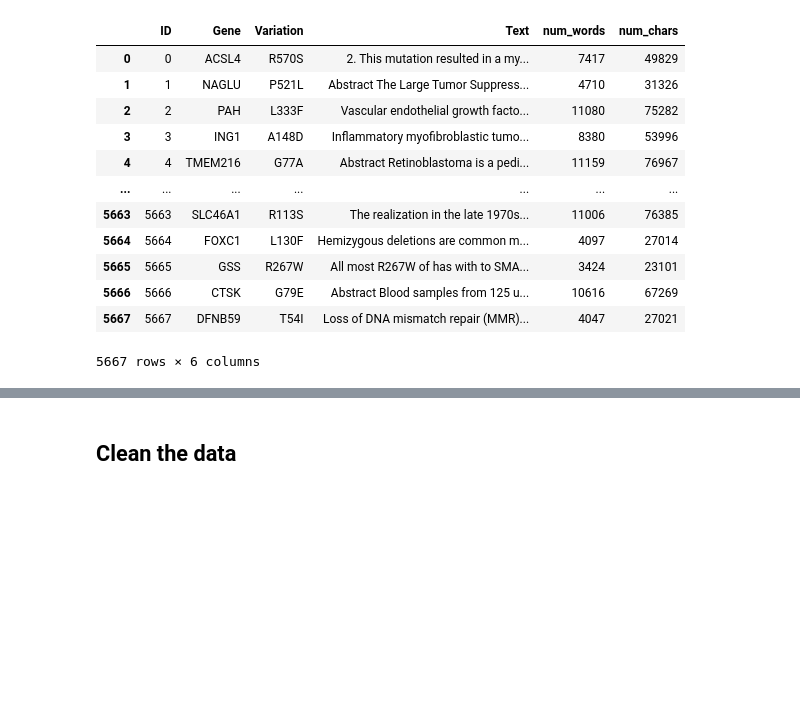
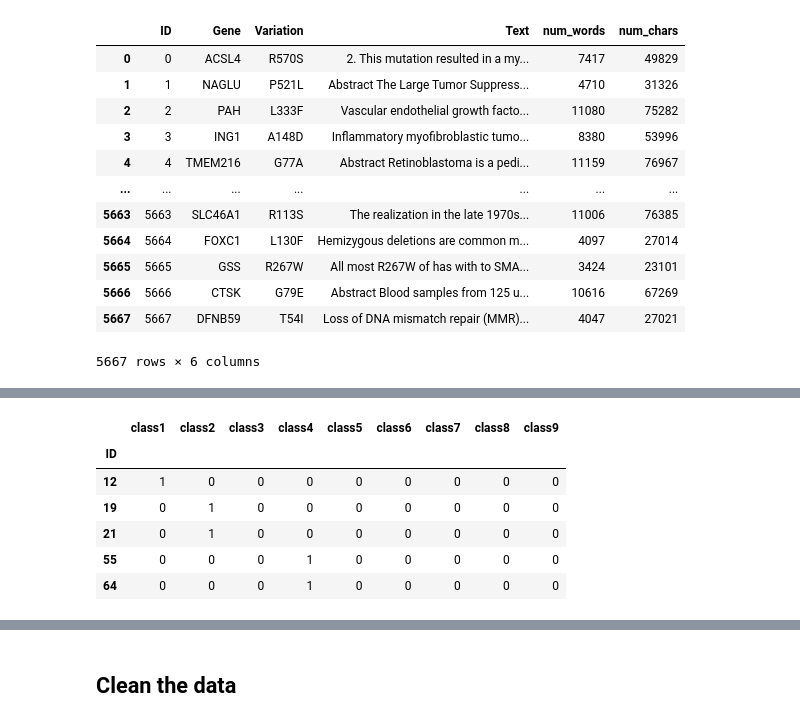
Before and after one commit to kfchou/PersonalizedMedicine, a Jupyter notebook: some tryings of imbalanced classification.ipynb, the cells around one changed output, grey strips where cells are left out. Cells and saved outputs as stored; diff of their text form; code cells hidden in the pictures; blank space fills up the shorter version.

```diff
--- a/some tryings of imbalanced classification.ipynb
+++ b/some tryings of imbalanced classification.ipynb
@@ -272,0 +304,12 @@ y_true_oh = solution_df_truncated.values
+# %%
+solution_df_truncated = merge_test_solution.iloc[:,6:6+9]
+solution_df_truncated.index = merge_test_solution.ID
+solution_df_truncated.head()
+# %% [output]
+|  | class1 | class2 | class3 | class4 | class5 | class6 | class7 | class8 | class9 |
+| ID |  |  |  |  |  |  |  |  |  |
+| 12 | 1 | 0 | 0 | 0 | 0 | 0 | 0 | 0 | 0 |
+| 19 | 0 | 1 | 0 | 0 | 0 | 0 | 0 | 0 | 0 |
+| 21 | 0 | 1 | 0 | 0 | 0 | 0 | 0 | 0 | 0 |
+| 55 | 0 | 0 | 0 | 1 | 0 | 0 | 0 | 0 | 0 |
+| 64 | 0 | 0 | 0 | 1 | 0 | 0 | 0 | 0 | 0 |
```
Also changed, not shown: parts of 12 cells of this notebook.
